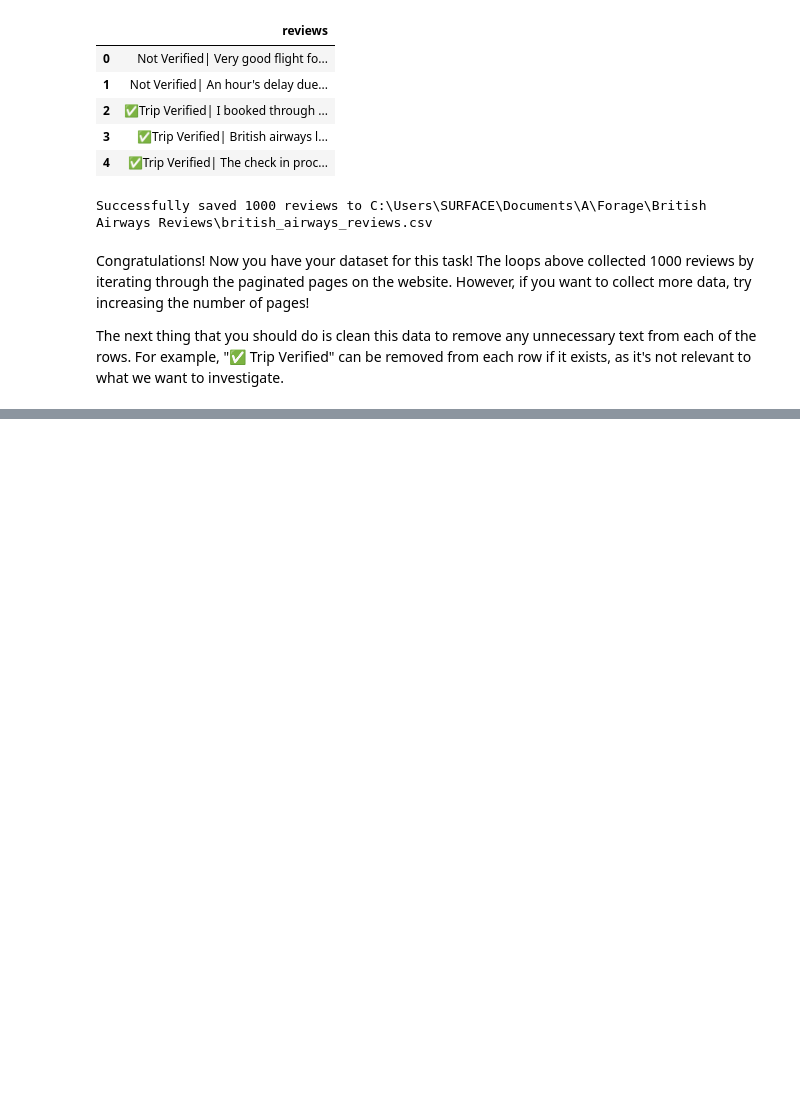
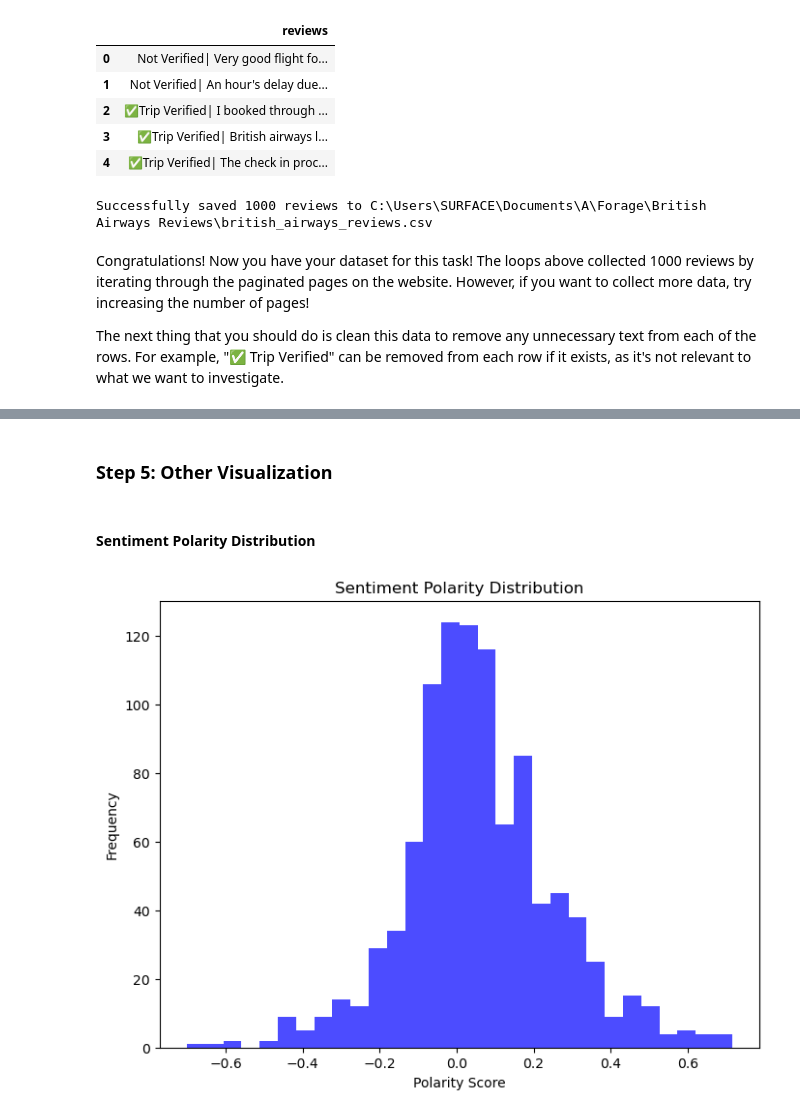
Before and after one commit to DennisMaxwell/British-Airways-Reviews, a Jupyter notebook: notebook.ipynb, the cells around one changed output, grey strips where cells are left out. Drawn from its saved outputs; the diff is of its cells as text; code cells hidden in the pictures; blank space fills up the shorter version.

```diff
--- a/notebook.ipynb
+++ b/notebook.ipynb
@@ -120,0 +364,31 @@ Congratulations! Now you have your dataset for this task! The loops above collec
+# %%
+
+# Convert Date column to datetime format (if available)
+data['Date'] = pd.to_datetime(data['Date'])
+
+# Group by month or year and calculate sentiment counts
+sentiment_trends = data.groupby(data['Date'].dt.to_period('M'))['Sentiment'].value_counts().unstack()
+
+# Plot the sentiment trends
+sentiment_trends.plot(kind='line', figsize=(10, 6))
+plt.title('Sentiment Trends Over Time')
+plt.xlabel('Time')
+plt.ylabel('Number of Reviews')
+plt.legend(title='Sentiment')
+plt.show()
+# %% [markdown]
+### **Step 5: Other Visualization**
+# %% [markdown]
+
+#### **Sentiment Polarity Distribution**
+# %%
+
+# Plot sentiment polarity histogram
+plt.figure(figsize=(8, 6))
+data['Sentiment_Score'].plot(kind='hist', bins=30, color='blue', alpha=0.7)
+plt.title('Sentiment Polarity Distribution')
+plt.xlabel('Polarity Score')
+plt.ylabel('Frequency')
+plt.show()
+# %% [output]
+[figure, added]
```
Also changed, not shown: parts of 12 cells of this notebook, 9 other files.
